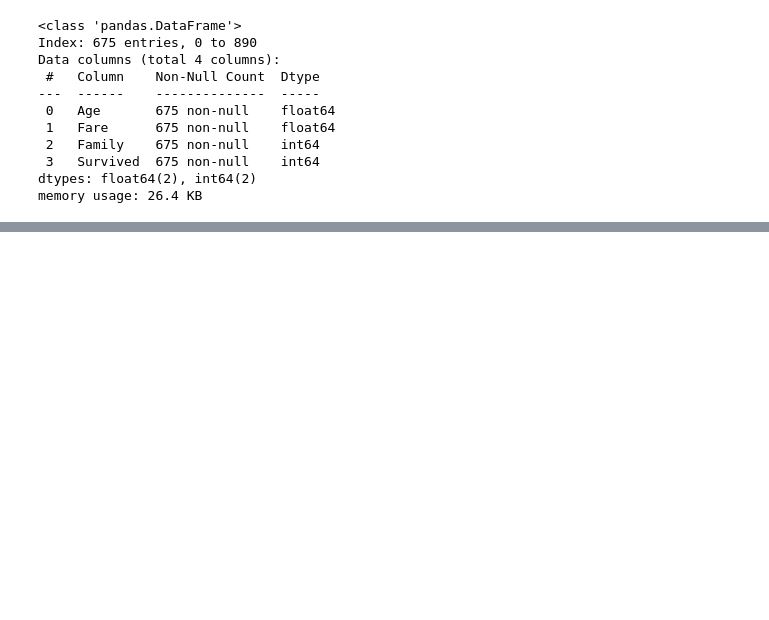
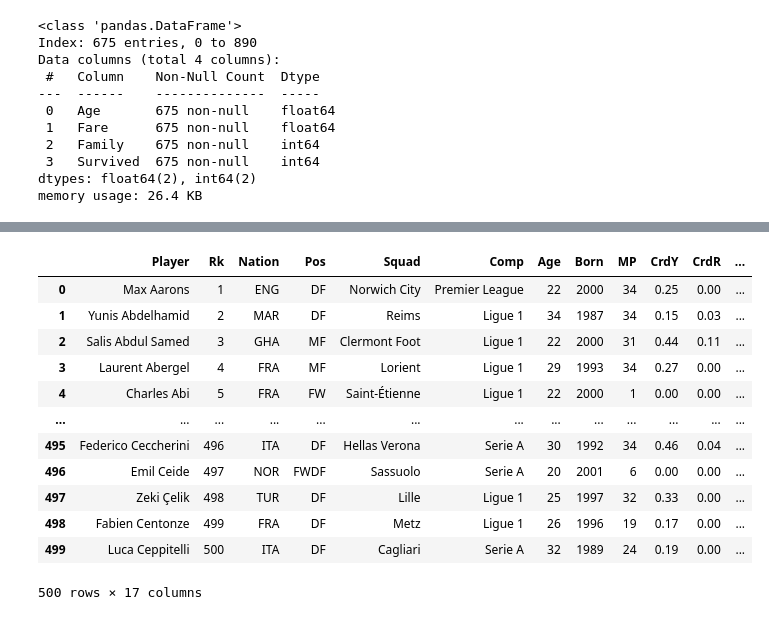
Before and after one commit to jhasan2026/MachineTrain_Lab, a Jupyter notebook: 1_Data_Structure/2_Pandas/2_Dataframe_Pandas.ipynb, the cells around one changed output, grey strips where cells are left out. Drawn from its saved outputs; the diff is of its cells as text; code cells hidden in the pictures; blank space fills up the shorter version.

```diff
--- a/1_Data_Structure/2_Pandas/2_Dataframe_Pandas.ipynb
+++ b/1_Data_Structure/2_Pandas/2_Dataframe_Pandas.ipynb
@@ -521,0 +597,17 @@ memory usage: 26.4 KB
+# %%
+df = df.reset_index()
+df
+# %% [output]
+|  | Player | Rk | Nation | Pos | Squad | Comp | Age | Born | MP | CrdY | CrdR | ... |
+| 0 | Max Aarons | 1 | ENG | DF | Norwich City | Premier League | 22 | 2000 | 34 | 0.25 | 0.00 | ... |
+| 1 | Yunis Abdelhamid | 2 | MAR | DF | Reims | Ligue 1 | 34 | 1987 | 34 | 0.15 | 0.03 | ... |
+| 2 | Salis Abdul Samed | 3 | GHA | MF | Clermont Foot | Ligue 1 | 22 | 2000 | 31 | 0.44 | 0.11 | ... |
+| 3 | Laurent Abergel | 4 | FRA | MF | Lorient | Ligue 1 | 29 | 1993 | 34 | 0.27 | 0.00 | ... |
+| 4 | Charles Abi | 5 | FRA | FW | Saint-Étienne | Ligue 1 | 22 | 2000 | 1 | 0.00 | 0.00 | ... |
+| ... | ... | ... | ... | ... | ... | ... | ... | ... | ... | ... | ... | ... |
+| 495 | Federico Ceccherini | 496 | ITA | DF | Hellas Verona | Serie A | 30 | 1992 | 34 | 0.46 | 0.04 | ... |
+| 496 | Emil Ceide | 497 | NOR | FWDF | Sassuolo | Serie A | 20 | 2001 | 6 | 0.00 | 0.00 | ... |
+| 497 | Zeki Çelik | 498 | TUR | DF | Lille | Ligue 1 | 25 | 1997 | 32 | 0.33 | 0.00 | ... |
+| 498 | Fabien Centonze | 499 | FRA | DF | Metz | Ligue 1 | 26 | 1996 | 19 | 0.17 | 0.00 | ... |
+| 499 | Luca Ceppitelli | 500 | ITA | DF | Cagliari | Serie A | 32 | 1989 | 24 | 0.19 | 0.00 | ... |
+500 rows × 17 columns
```
Also changed, not shown: parts of 9 cells of this notebook, 12 other files.
